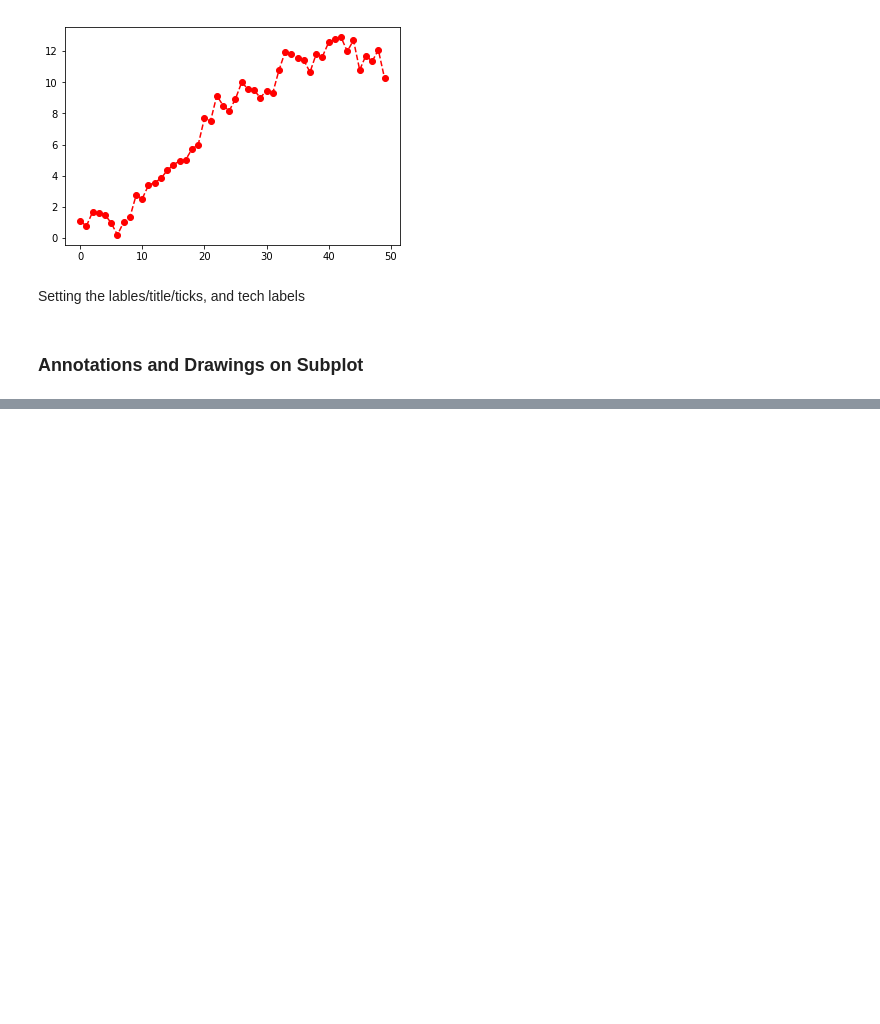
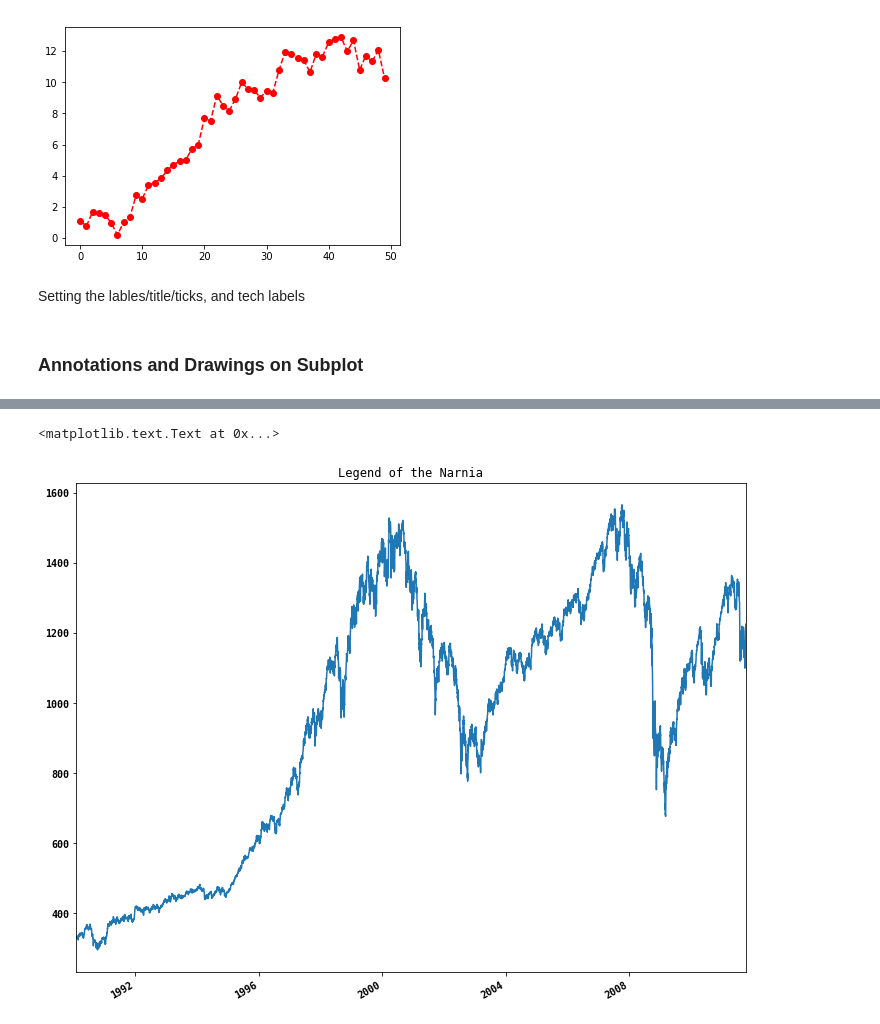
Before and after one commit to scQuant/Python_True, a Jupyter notebook: Sam_CH9_DataVisualization.ipynb, the cells around one changed output, grey strips where cells are left out. Drawn from its saved outputs; the diff is of its cells as text; code cells hidden in the pictures; blank space fills up the shorter version.

```diff
--- a/Sam_CH9_DataVisualization.ipynb
+++ b/Sam_CH9_DataVisualization.ipynb
@@ -86,0 +93,13 @@ data
+# %%
+plt.rc('figure', figsize = (12,10)) # Created a figsize global default
+
+font_options = {'family' : 'monospace',
+                'weight' : 'bold',
+                }
+plt.rc('font', **font_options)  # Can figure configure the font options!
+# %%
+spx.plot()
+plt.title('Legend of the Narnia')
+# %% [output]
+<matplotlib.text.Text at 0x...>
+[figure, added]
```
Also changed, not shown: parts of 8 cells of this notebook.
